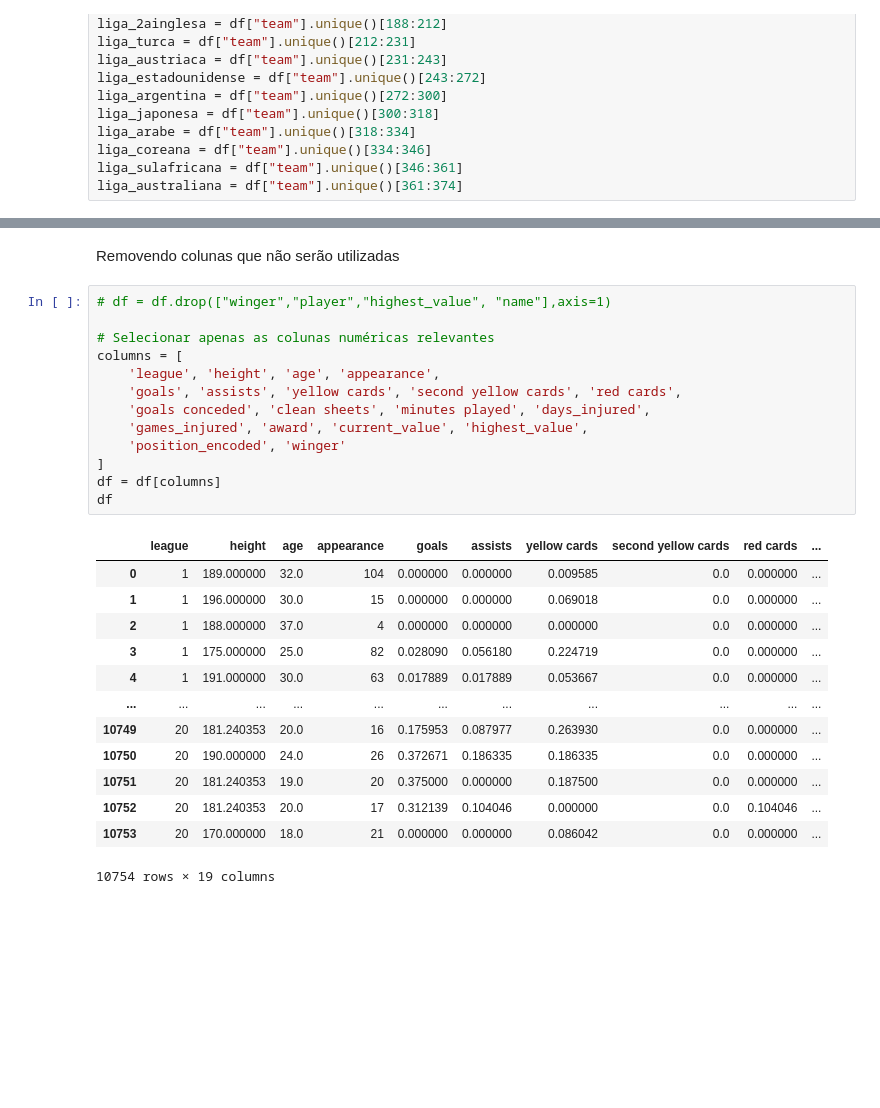
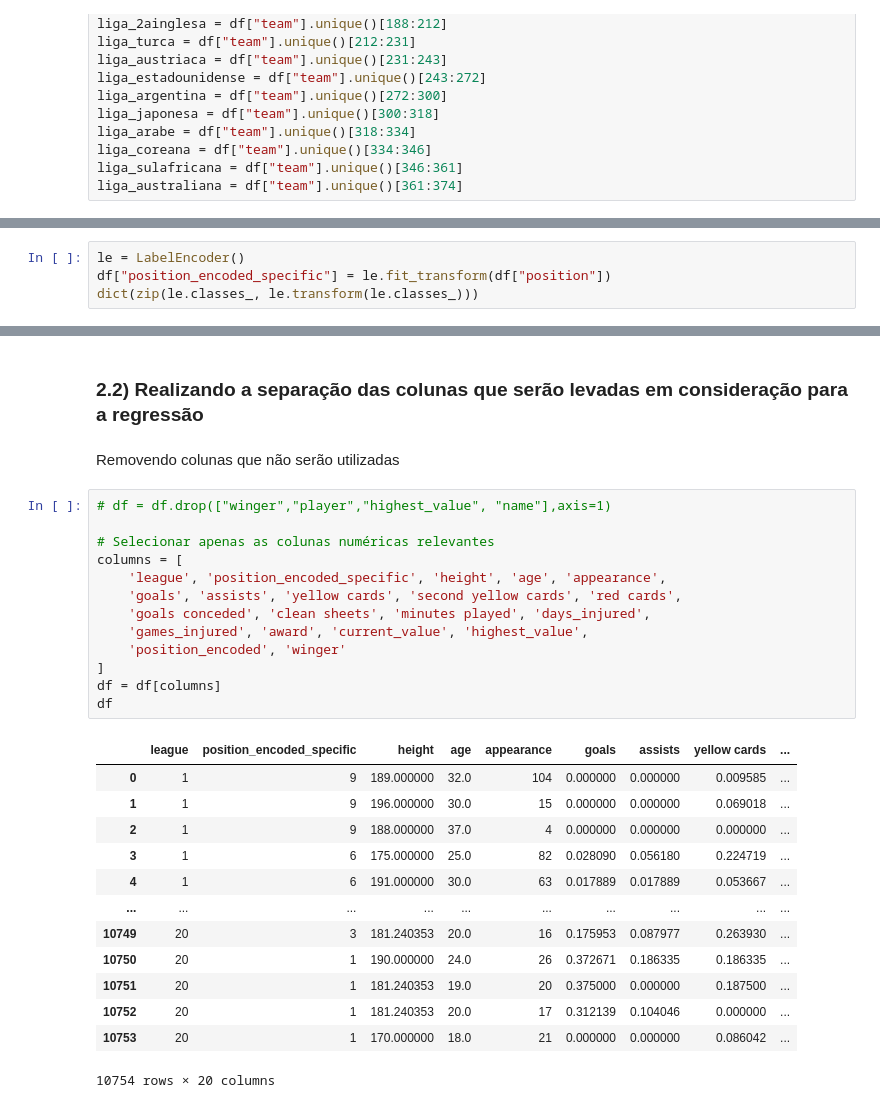
Before and after one commit to roguzf2/predicao_futebol, a Jupyter notebook: analise.ipynb, the cells around one changed output, grey strips where cells are left out. Drawn from its saved outputs; the diff is of its cells as text; blank space fills up the shorter version.

```diff
--- a/analise.ipynb
+++ b/analise.ipynb
@@ -152,0 +174,4 @@ df['league'] = df['league'].fillna(0)
+# %%
+le = LabelEncoder()
+df["position_encoded_specific"] = le.fit_transform(df["position"])
+dict(zip(le.classes_, le.transform(le.classes_)))
@@ -153,32 +195,34 @@ df['league'] = df['league'].fillna(0)
+# %% [markdown]
+### 2.2) Realizando a separação das colunas que serão levadas em consideração para a regressão
 # %% [markdown]
 Removendo colunas que não serão utilizadas
 # %%
 # df = df.drop(["winger","player","highest_value", "name"],axis=1)
 
 # Selecionar apenas as colunas numéricas relevantes
 columns = [
-    'league', 'height', 'age', 'appearance',
+    'league', 'position_encoded_specific', 'height', 'age', 'appearance',
     'goals', 'assists', 'yellow cards', 'second yellow cards', 'red cards',
     'goals conceded', 'clean sheets', 'minutes played', 'days_injured',
     'games_injured', 'award', 'current_value', 'highest_value',
     'position_encoded', 'winger'
 ]
 df = df[columns]
 df
 # %% [output]
-|  | league | height | age | appearance | goals | assists | yellow cards | second yellow cards | red cards | ... |
-| 0 | 1 | 189.000000 | 32.0 | 104 | 0.000000 | 0.000000 | 0.009585 | 0.0 | 0.000000 | ... |
-| 1 | 1 | 196.000000 | 30.0 | 15 | 0.000000 | 0.000000 | 0.069018 | 0.0 | 0.000000 | ... |
-| 2 | 1 | 188.000000 | 37.0 | 4 | 0.000000 | 0.000000 | 0.000000 | 0.0 | 0.000000 | ... |
-| 3 | 1 | 175.000000 | 25.0 | 82 | 0.028090 | 0.056180 | 0.224719 | 0.0 | 0.000000 | ... |
-| 4 | 1 | 191.000000 | 30.0 | 63 | 0.017889 | 0.017889 | 0.053667 | 0.0 | 0.000000 | ... |
-| ... | ... | ... | ... | ... | ... | ... | ... | ... | ... | ... |
-| 10749 | 20 | 181.240353 | 20.0 | 16 | 0.175953 | 0.087977 | 0.263930 | 0.0 | 0.000000 | ... |
-| 10750 | 20 | 190.000000 | 24.0 | 26 | 0.372671 | 0.186335 | 0.186335 | 0.0 | 0.000000 | ... |
-| 10751 | 20 | 181.240353 | 19.0 | 20 | 0.375000 | 0.000000 | 0.187500 | 0.0 | 0.000000 | ... |
-| 10752 | 20 | 181.240353 | 20.0 | 17 | 0.312139 | 0.104046 | 0.000000 | 0.0 | 0.104046 | ... |
-| 10753 | 20 | 170.000000 | 18.0 | 21 | 0.000000 | 0.000000 | 0.086042 | 0.0 | 0.000000 | ... |
+|  | league | position_encoded_specific | height | age | appearance | goals | assists | yellow cards | ... |
+| 0 | 1 | 9 | 189.000000 | 32.0 | 104 | 0.000000 | 0.000000 | 0.009585 | ... |
+| 1 | 1 | 9 | 196.000000 | 30.0 | 15 | 0.000000 | 0.000000 | 0.069018 | ... |
+| 2 | 1 | 9 | 188.000000 | 37.0 | 4 | 0.000000 | 0.000000 | 0.000000 | ... |
+| 3 | 1 | 6 | 175.000000 | 25.0 | 82 | 0.028090 | 0.056180 | 0.224719 | ... |
+| 4 | 1 | 6 | 191.000000 | 30.0 | 63 | 0.017889 | 0.017889 | 0.053667 | ... |
+| ... | ... | ... | ... | ... | ... | ... | ... | ... | ... |
+| 10749 | 20 | 3 | 181.240353 | 20.0 | 16 | 0.175953 | 0.087977 | 0.263930 | ... |
+| 10750 | 20 | 1 | 190.000000 | 24.0 | 26 | 0.372671 | 0.186335 | 0.186335 | ... |
+| 10751 | 20 | 1 | 181.240353 | 19.0 | 20 | 0.375000 | 0.000000 | 0.187500 | ... |
+| 10752 | 20 | 1 | 181.240353 | 20.0 | 17 | 0.312139 | 0.104046 | 0.000000 | ... |
+| 10753 | 20 | 1 | 170.000000 | 18.0 | 21 | 0.000000 | 0.000000 | 0.086042 | ... |
-10754 rows × 19 columns
+10754 rows × 20 columns
 # %%
 df.head(4)
 # %% [output]
```
Also changed, not shown: parts of 55 cells of this notebook, 4 other files.
